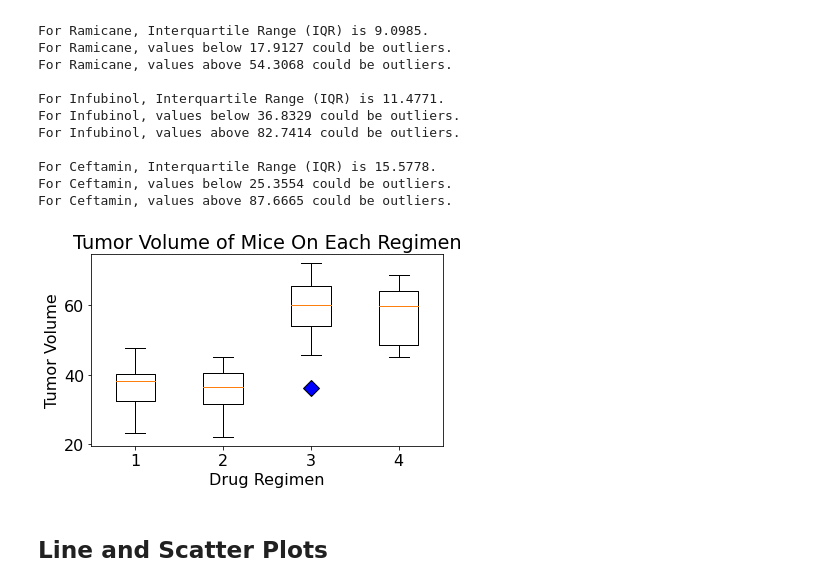
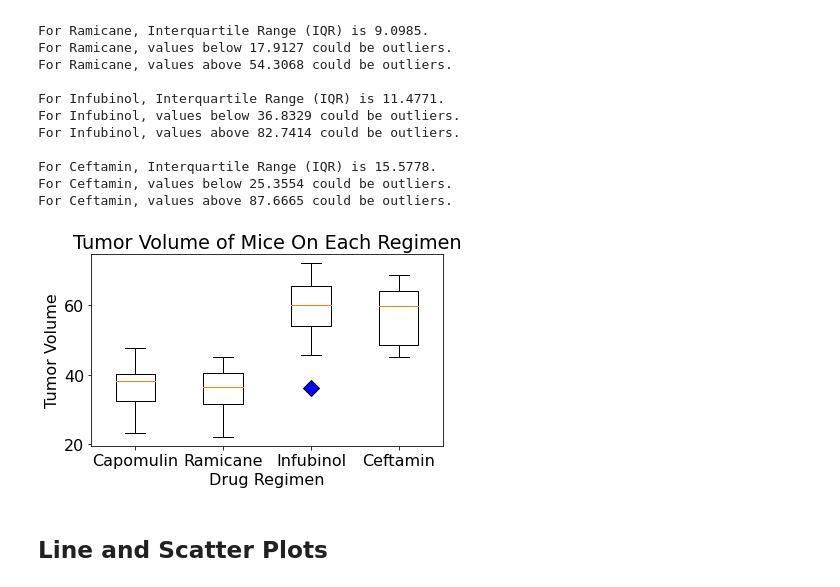
Before and after one commit to ZKeller22/UCI-Homework-Keller, a Jupyter notebook: matplotlib-challenge/Pymaceuticals/pymaceuticals_starter.ipynb, the cells around one changed output. Saved outputs shown, nothing was run; the diff lists cells and outputs as text; code cells hidden in the pictures.

```diff
--- a/matplotlib-challenge/Pymaceuticals/pymaceuticals_starter.ipynb
+++ b/matplotlib-challenge/Pymaceuticals/pymaceuticals_starter.ipynb
@@ -294,21 +347,22 @@ For Ceftamin, values below 25.3554 could be outliers.
 For Ceftamin, values above 87.6665 could be outliers.
 # %%
 # Generate a box plot of the final tumor volume of each mouse across four regimens of interest
+
 blue_diamond = dict(markerfacecolor='b', marker='D', markersize = 12)
-#fig1, ax1 = plt.subplots()
+plt.boxplot(tumor_vol,labels=drug_list,  flierprops= blue_diamond)
 
 # Set title, labels, limits
-#ax1.set_title('Tumor Volume of Mice On Each Regimen')
-#ax1.set_xlabel('Drug Regimen')
-#ax1.set_ylabel('Tumor Volume')
-plt.boxplot(tumor_vol,  flierprops= blue_diamond)
+
 plt.title('Tumor Volume of Mice On Each Regimen')
 plt.xlabel('Drug Regimen')
 plt.ylabel('Tumor Volume')
 plt.tight_layout()
+
+#Display Box Plot
+
 plt.show()
 # %% [output]
-[figure, old version]
+[figure, new version]
 # %% [markdown]
 ## Line and Scatter Plots
 # %%
```
Also changed, not shown: parts of 19 cells of this notebook.
